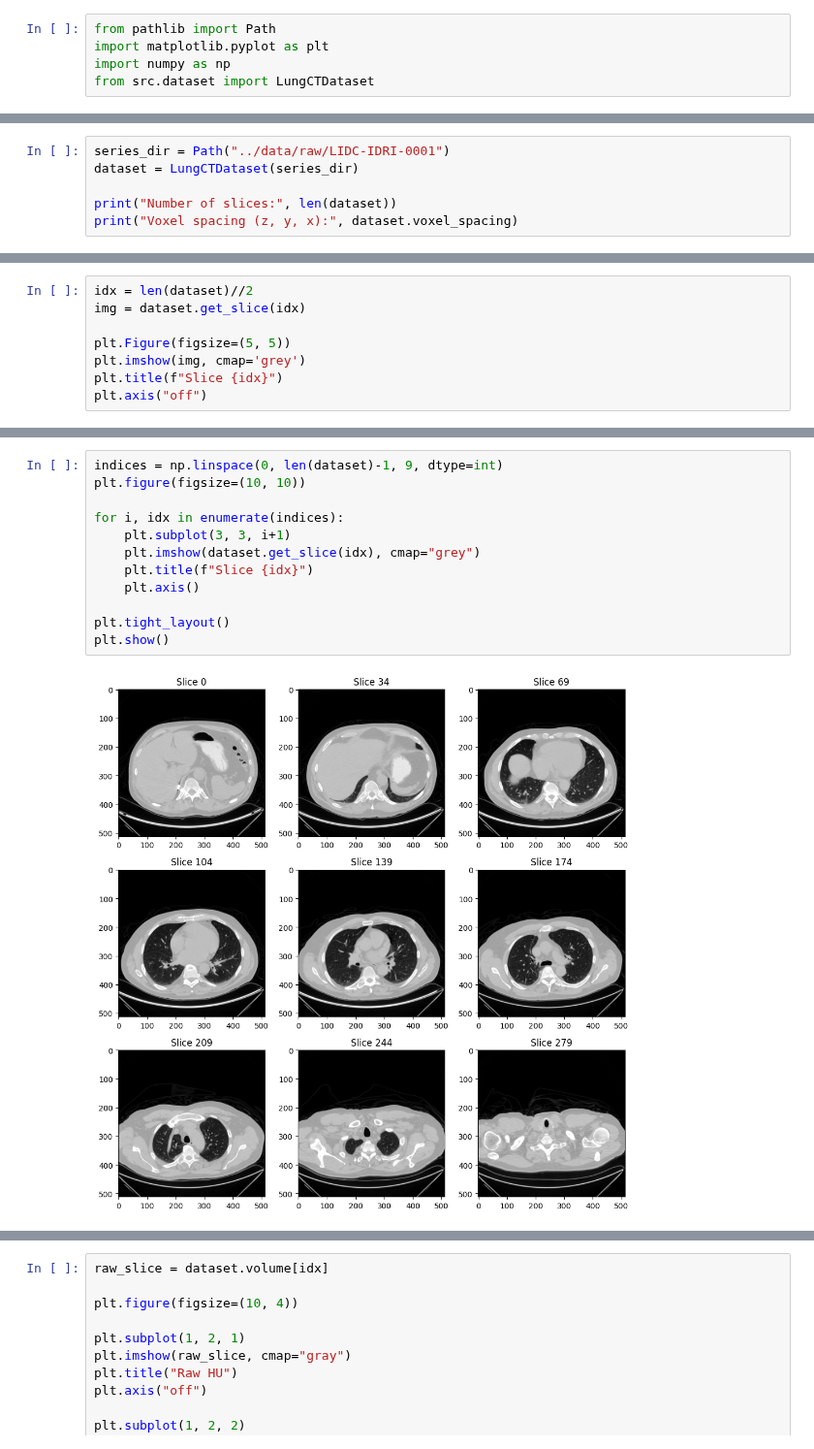
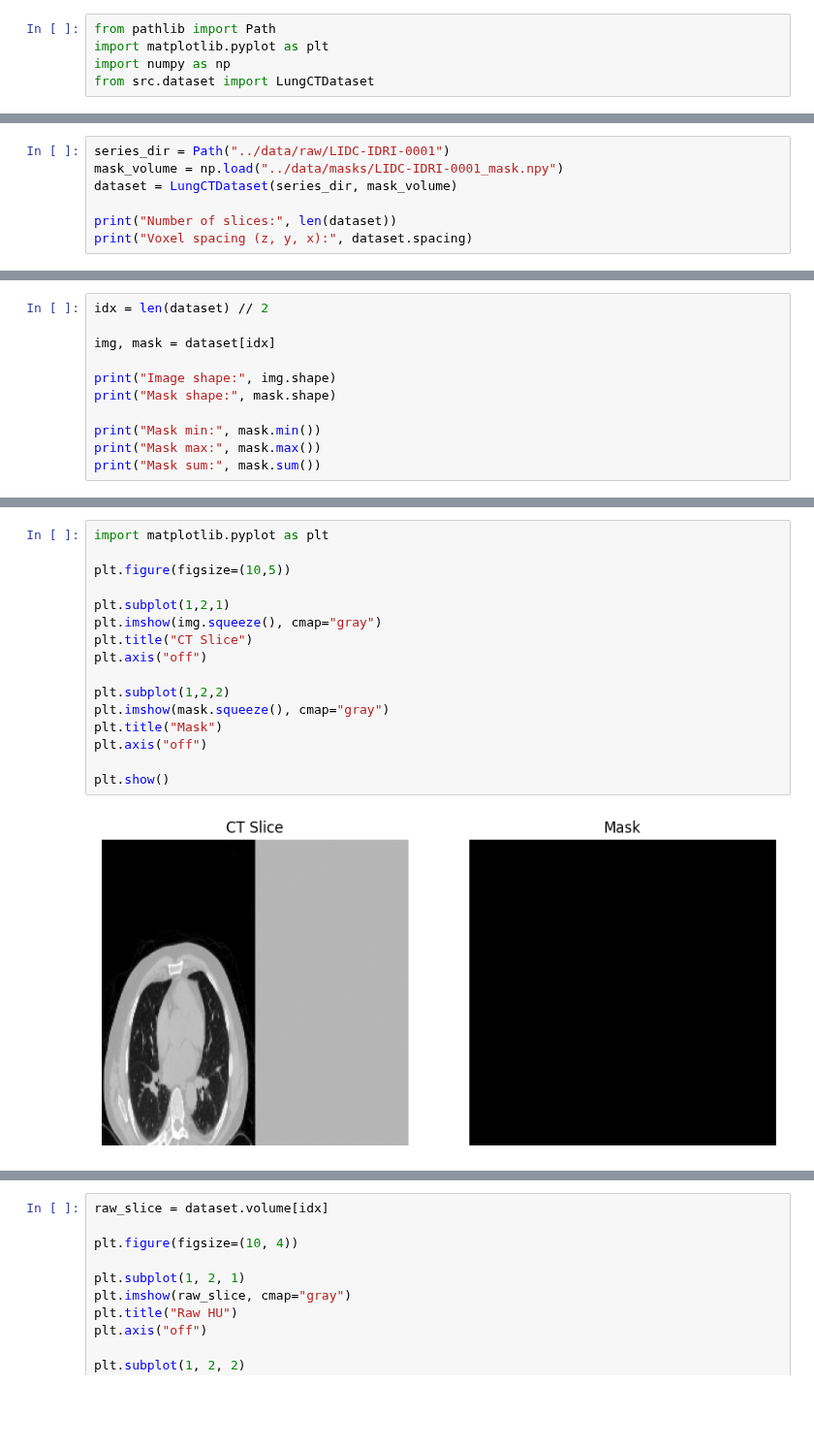
Before and after one commit to 26harvintilavat/Lung-Tumor-Segmentation, a Jupyter notebook: notebooks/02_lidc_notebook.ipynb, the cells around one changed output, grey strips where cells are left out. Shown at 97% size. Drawn from its saved outputs; the diff is of its cells as text; blank space fills up the shorter version.

Commit message:
Add exploratory notebook for CT preprocessing verification, mask visualization and lung bbox debugging

```diff
--- a/notebooks/02_lidc_notebook.ipynb
+++ b/notebooks/02_lidc_notebook.ipynb
@@ -12,7 +207,8 @@ from src.dataset import LungCTDataset
 # %%
 series_dir = Path("../data/raw/LIDC-IDRI-0001")
-dataset = LungCTDataset(series_dir)
+mask_volume = np.load("../data/masks/LIDC-IDRI-0001_mask.npy")
+dataset = LungCTDataset(series_dir, mask_volume)
 
 print("Number of slices:", len(dataset))
-print("Voxel spacing (z, y, x):", dataset.voxel_spacing)
+print("Voxel spacing (z, y, x):", dataset.spacing)
 # %% [output]
@@ -21,9 +217,12 @@ Voxel spacing (z, y, x): (2.0, 0.8046875, 0.8046875)
 # %%
-idx = len(dataset)//2
-img = dataset.get_slice(idx)
+idx = len(dataset) // 2
 
-plt.Figure(figsize=(5, 5))
-plt.imshow(img, cmap='grey')
-plt.title(f"Slice {idx}")
-plt.axis("off")
+img, mask = dataset[idx]
+
+print("Image shape:", img.shape)
+print("Mask shape:", mask.shape)
+
+print("Mask min:", mask.min())
+print("Mask max:", mask.max())
+print("Mask sum:", mask.sum())
 # %% [output]
@@ -32,14 +234,18 @@ plt.axis("off")
 # %%
-indices = np.linspace(0, len(dataset)-1, 9, dtype=int)
-plt.figure(figsize=(10, 10))
+import matplotlib.pyplot as plt
 
-for i, idx in enumerate(indices):
-    plt.subplot(3, 3, i+1)
-    plt.imshow(dataset.get_slice(idx), cmap="grey")
-    plt.title(f"Slice {idx}")
-    plt.axis()
+plt.figure(figsize=(10,5))
 
-plt.tight_layout()
+plt.subplot(1,2,1)
+plt.imshow(img.squeeze(), cmap="gray")
+plt.title("CT Slice")
+plt.axis("off")
+
+plt.subplot(1,2,2)
+plt.imshow(mask.squeeze(), cmap="gray")
+plt.title("Mask")
+plt.axis("off")
+
 plt.show()
 # %% [output]
-[figure, old version]
+[figure, new version]
```
Also changed, not shown: parts of 19 cells of this notebook.
